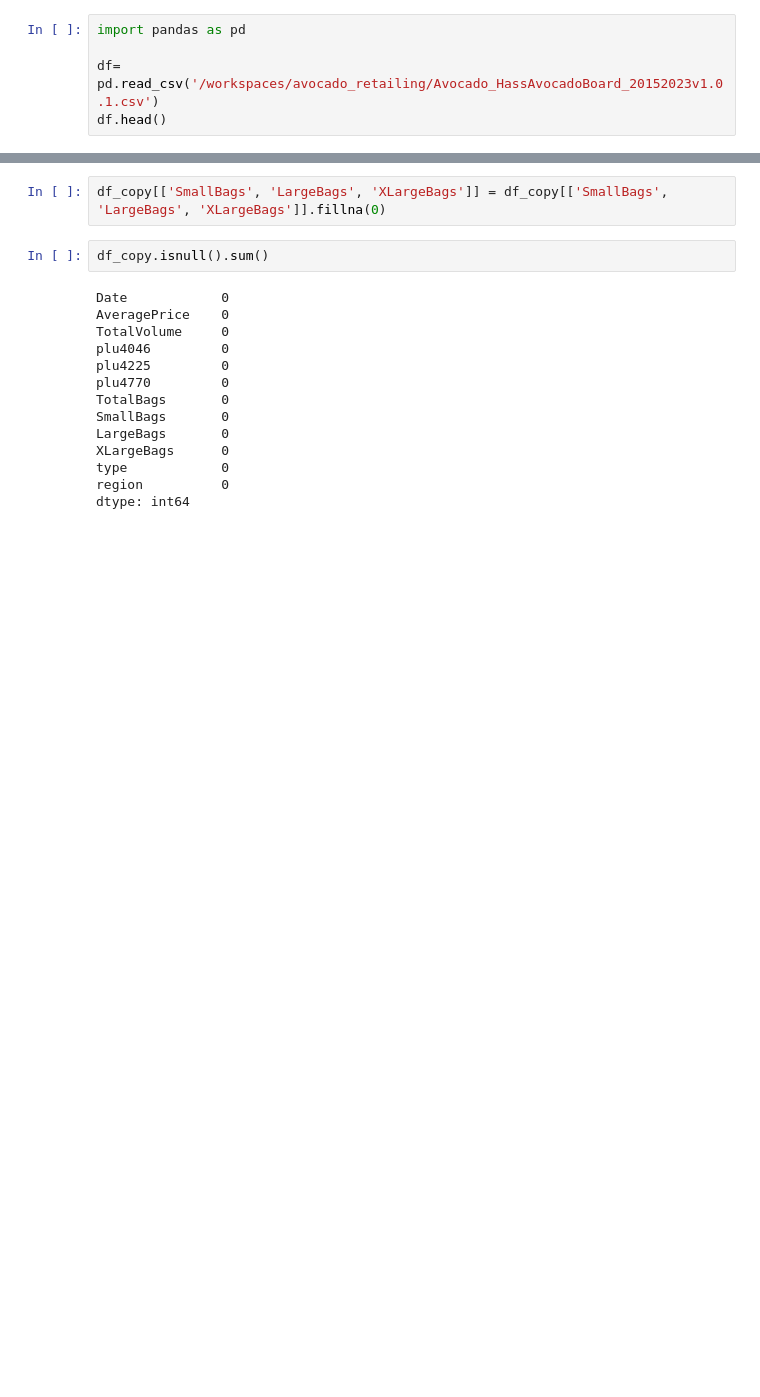
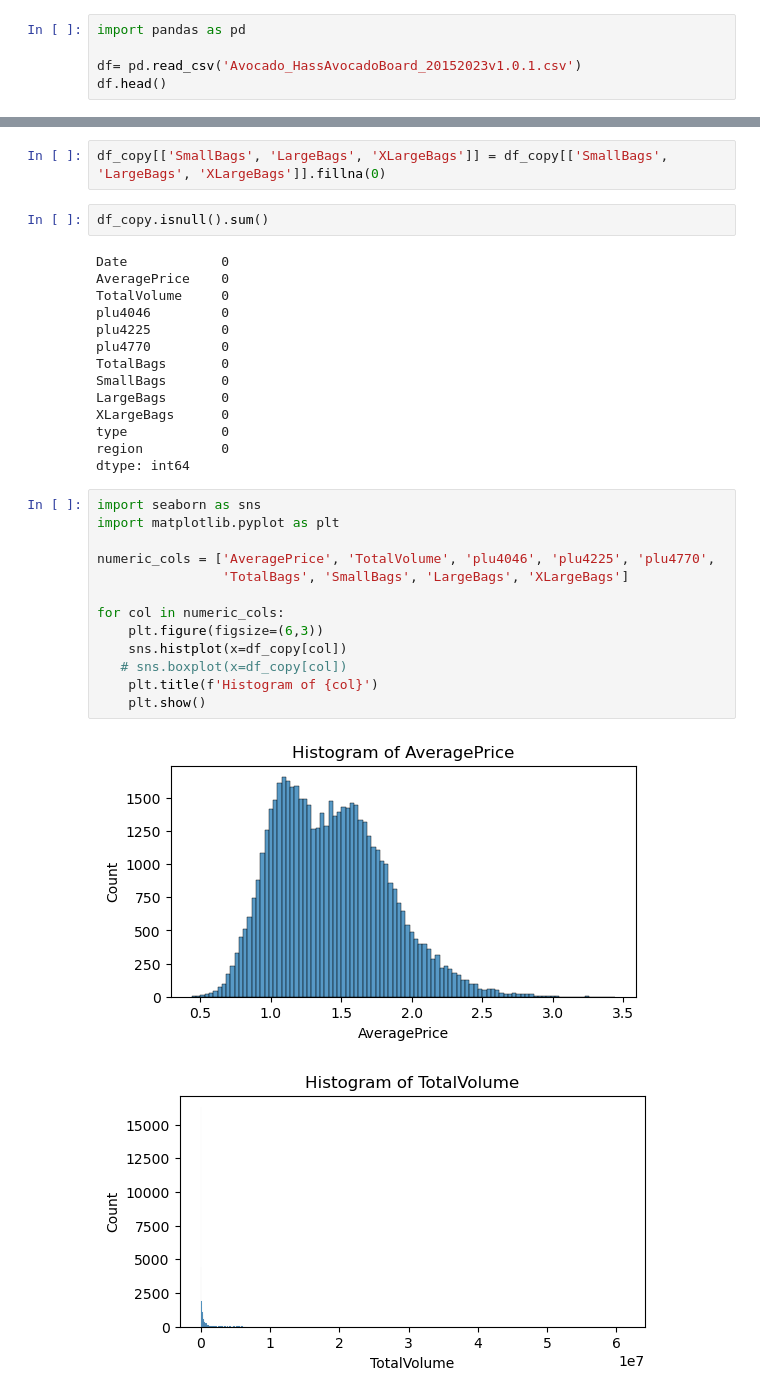
Before and after one commit to Data-MLexplorer/avocado_retailing, a Jupyter notebook: avocado.ipynb, the cells around one changed output, grey strips where cells are left out. Saved outputs shown, nothing was run; the diff lists cells and outputs as text; blank space fills up the shorter version.

```diff
--- a/avocado.ipynb
+++ b/avocado.ipynb
@@ -1,7 +1,7 @@
 # %%
 import pandas as pd
 
-df= pd.read_csv('/workspaces/avocado_retailing/Avocado_HassAvocadoBoard_20152023v1.0.1.csv')
+df= pd.read_csv('Avocado_HassAvocadoBoard_20152023v1.0.1.csv')
 df.head()
 # %% [output]
 |  | Date | AveragePrice | TotalVolume | plu4046 | plu4225 | plu4770 | TotalBags | SmallBags | LargeBags | ... |
@@ -84,3 +84,19 @@ XLargeBags      0
 type            0
 region          0
 dtype: int64
+# %%
+import seaborn as sns
+import matplotlib.pyplot as plt
+
+numeric_cols = ['AveragePrice', 'TotalVolume', 'plu4046', 'plu4225', 'plu4770',
+                'TotalBags', 'SmallBags', 'LargeBags', 'XLargeBags']
+
+for col in numeric_cols:
+    plt.figure(figsize=(6,3))
+    sns.histplot(x=df_copy[col])
+   # sns.boxplot(x=df_copy[col])
+    plt.title(f'Histogram of {col}')
+    plt.show()
+# %% [output]
+[figure, added]
+[figure, added]
```
Also changed, not shown: parts of 21 cells of this notebook.
